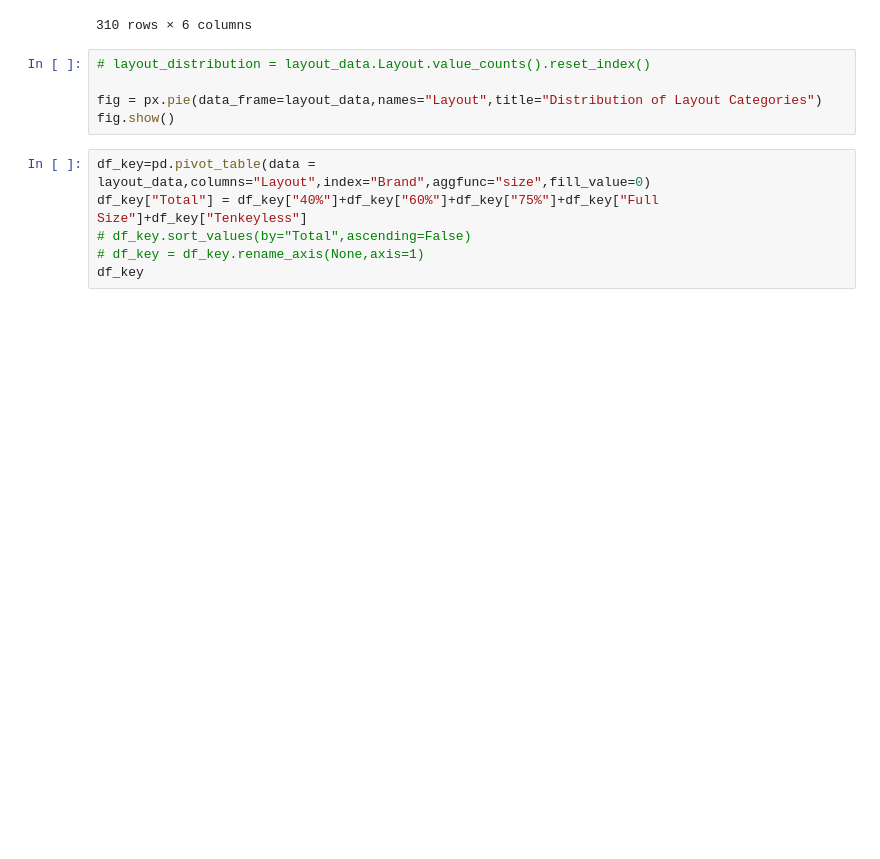
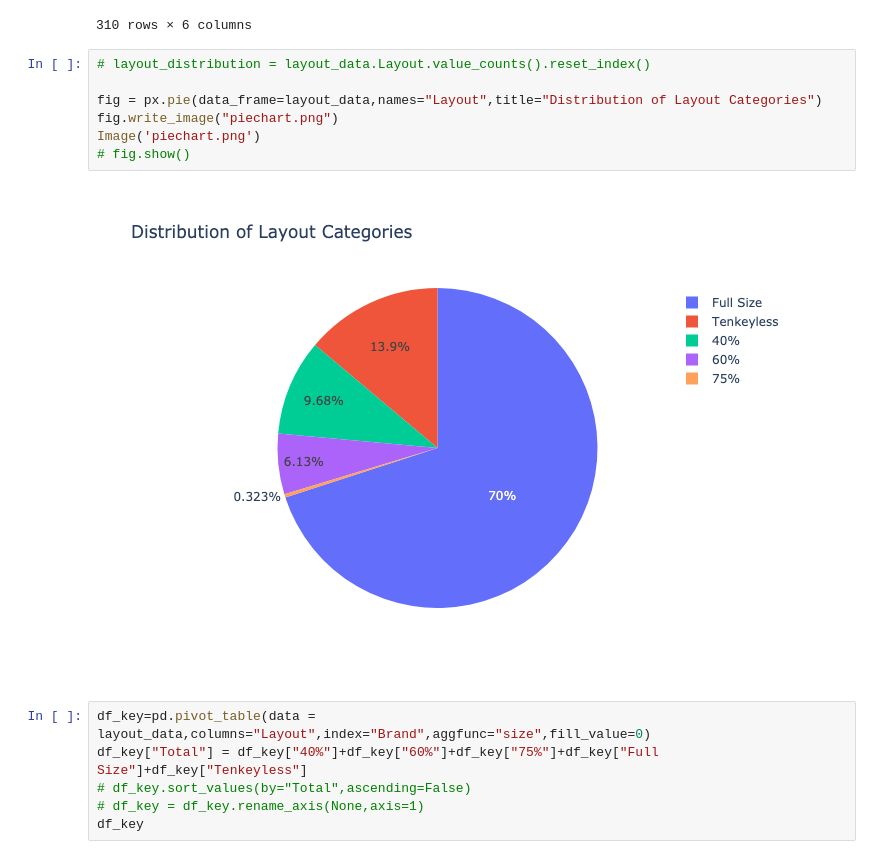
Before and after one commit to motconkien/Data-Projetcs, a Jupyter notebook: Amazon Project/Analyst/main.ipynb, the cells around one changed output. Cells and saved outputs as stored; diff of their text form; blank space fills up the shorter version.

```diff
--- a/Amazon Project/Analyst/main.ipynb
+++ b/Amazon Project/Analyst/main.ipynb
@@ -512,8 +514,12 @@ layout_data
 # %%
 # layout_distribution = layout_data.Layout.value_counts().reset_index()
 
 fig = px.pie(data_frame=layout_data,names="Layout",title="Distribution of Layout Categories")
-fig.show()
+fig.write_image("piechart.png")
+Image('piechart.png')
+# fig.show()
+# %% [output]
+[figure, added]
 # %%
 df_key=pd.pivot_table(data = layout_data,columns="Layout",index="Brand",aggfunc="size",fill_value=0)
 df_key["Total"] = df_key["40%"]+df_key["60%"]+df_key["75%"]+df_key["Full Size"]+df_key["Tenkeyless"]
```
Also changed, not shown: parts of 2 cells of this notebook.
